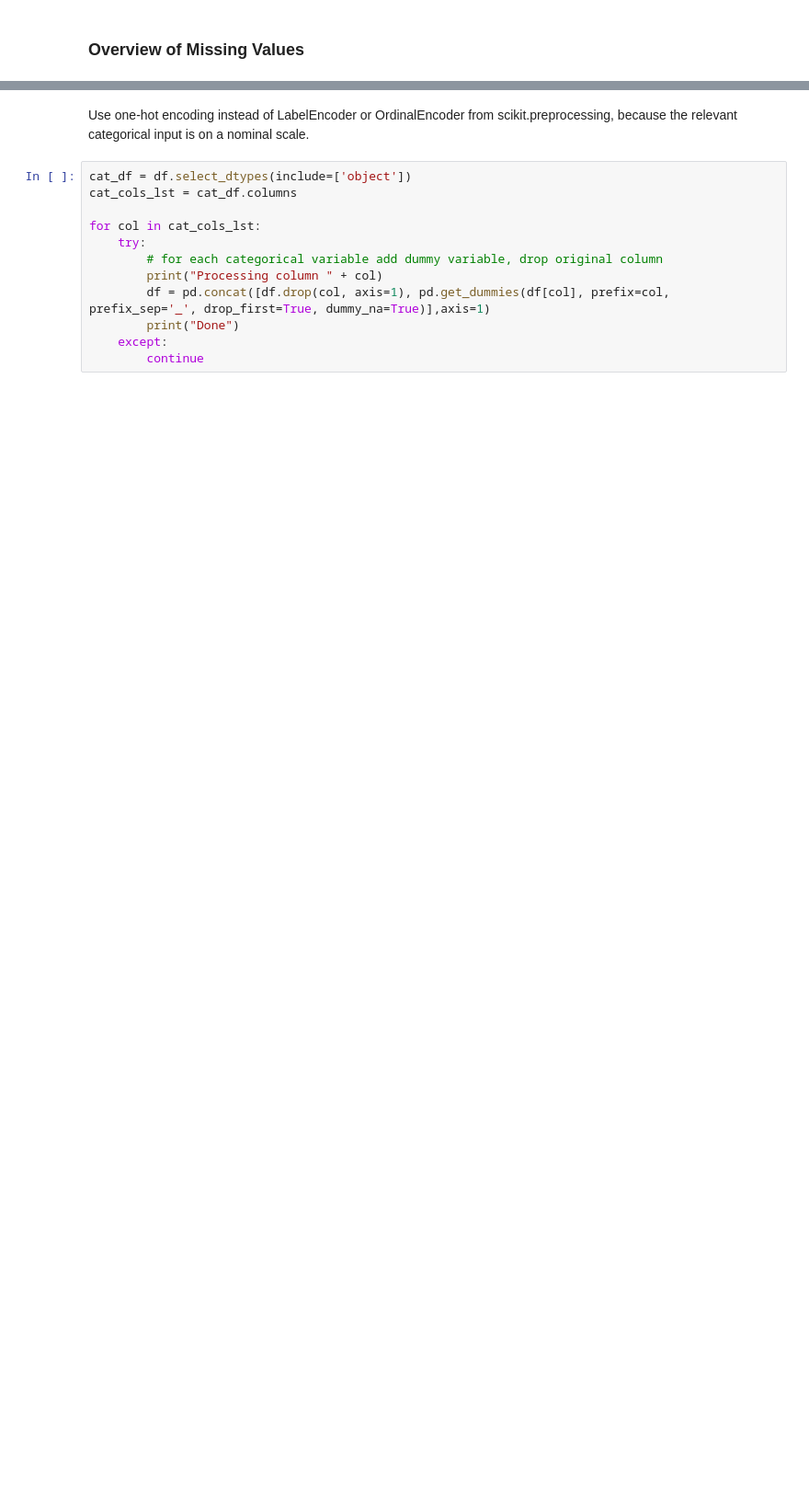
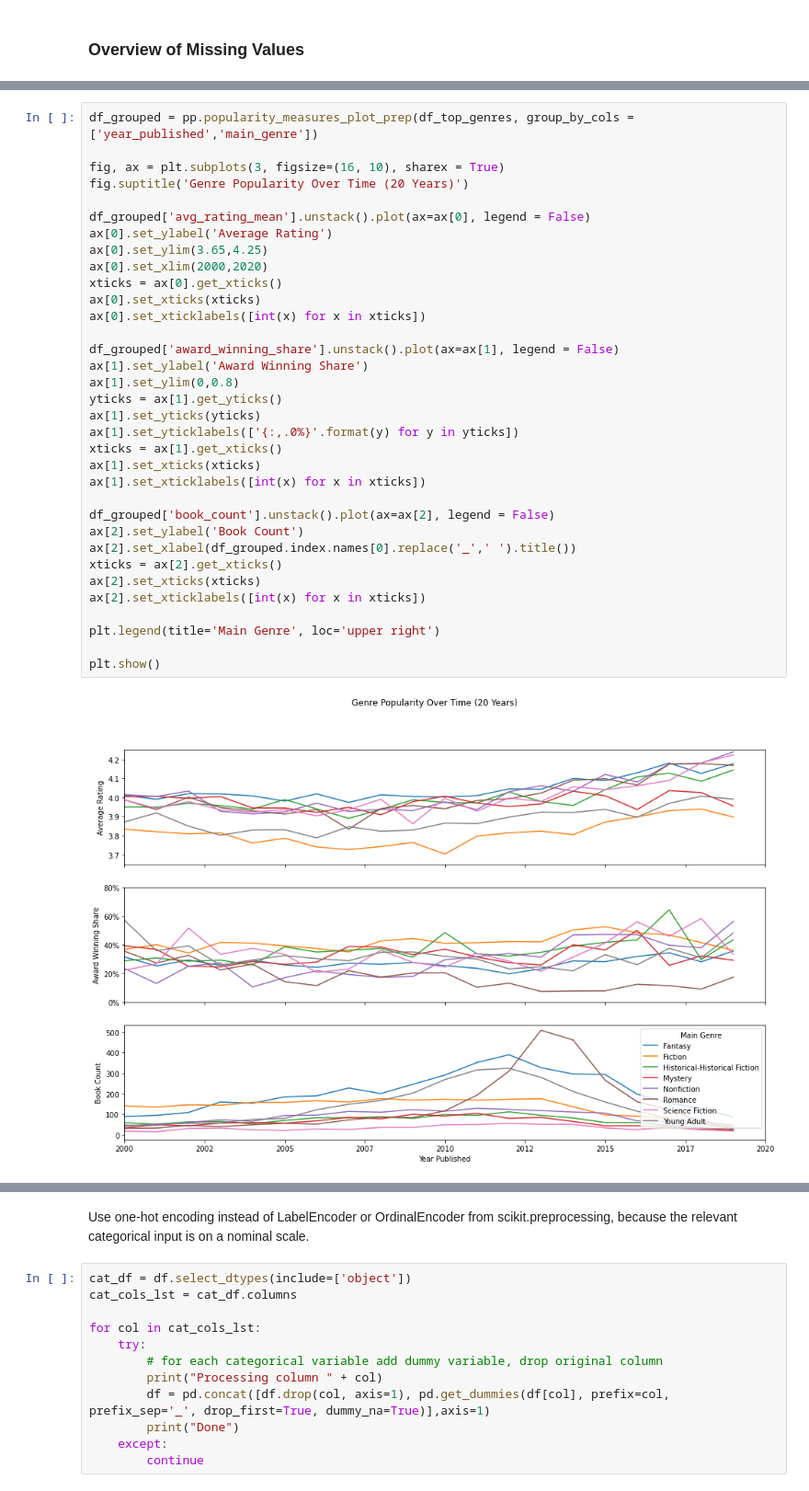
Before and after one commit to MareikeHeller/goodreads-best-books, a Jupyter notebook: best-books-prediction.ipynb, the cells around one changed output, grey strips where cells are left out. Shown at 92% size. Cells and saved outputs as stored; diff of their text form; blank space fills up the shorter version.

```diff
--- a/best-books-prediction.ipynb
+++ b/best-books-prediction.ipynb
@@ -298,0 +229,36 @@ for col in num_cols_lst:
+# %%
+df_grouped = pp.popularity_measures_plot_prep(df_top_genres, group_by_cols = ['year_published','main_genre'])
+
+fig, ax = plt.subplots(3, figsize=(16, 10), sharex = True)
+fig.suptitle('Genre Popularity Over Time (20 Years)')
+
+df_grouped['avg_rating_mean'].unstack().plot(ax=ax[0], legend = False)
+ax[0].set_ylabel('Average Rating')
+ax[0].set_ylim(3.65,4.25)
+ax[0].set_xlim(2000,2020)
+xticks = ax[0].get_xticks()
+ax[0].set_xticks(xticks)
+ax[0].set_xticklabels([int(x) for x in xticks])
+
+df_grouped['award_winning_share'].unstack().plot(ax=ax[1], legend = False)
+ax[1].set_ylabel('Award Winning Share')
+ax[1].set_ylim(0,0.8)
+yticks = ax[1].get_yticks()
+ax[1].set_yticks(yticks)
+ax[1].set_yticklabels(['{:,.0%}'.format(y) for y in yticks])
+xticks = ax[1].get_xticks()
+ax[1].set_xticks(xticks)
+ax[1].set_xticklabels([int(x) for x in xticks])
+
+df_grouped['book_count'].unstack().plot(ax=ax[2], legend = False)
+ax[2].set_ylabel('Book Count')
+ax[2].set_xlabel(df_grouped.index.names[0].replace('_',' ').title())
+xticks = ax[2].get_xticks()
+ax[2].set_xticks(xticks)
+ax[2].set_xticklabels([int(x) for x in xticks])
+
+plt.legend(title='Main Genre', loc='upper right')
+
+plt.show()
+# %% [output]
+[figure, added]
```
Also changed, not shown: parts of 75 cells of this notebook.
